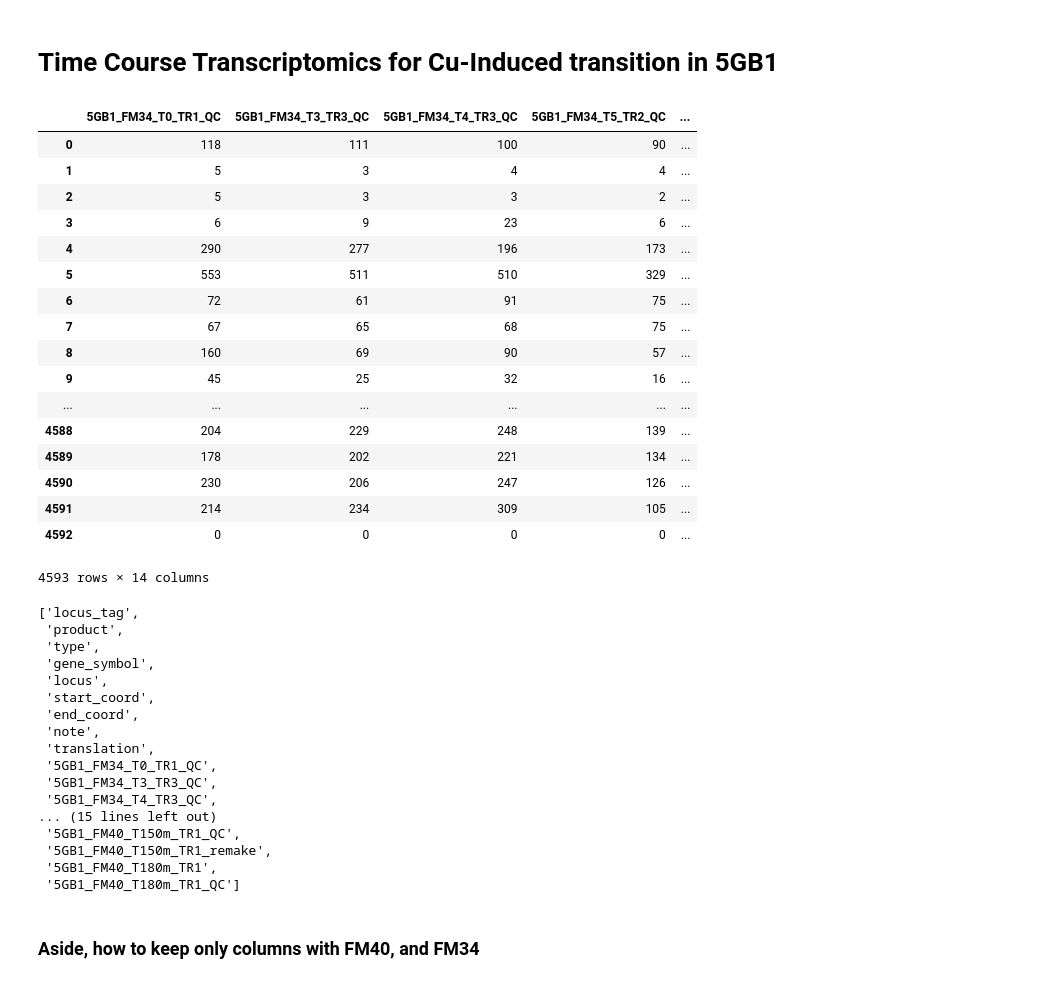
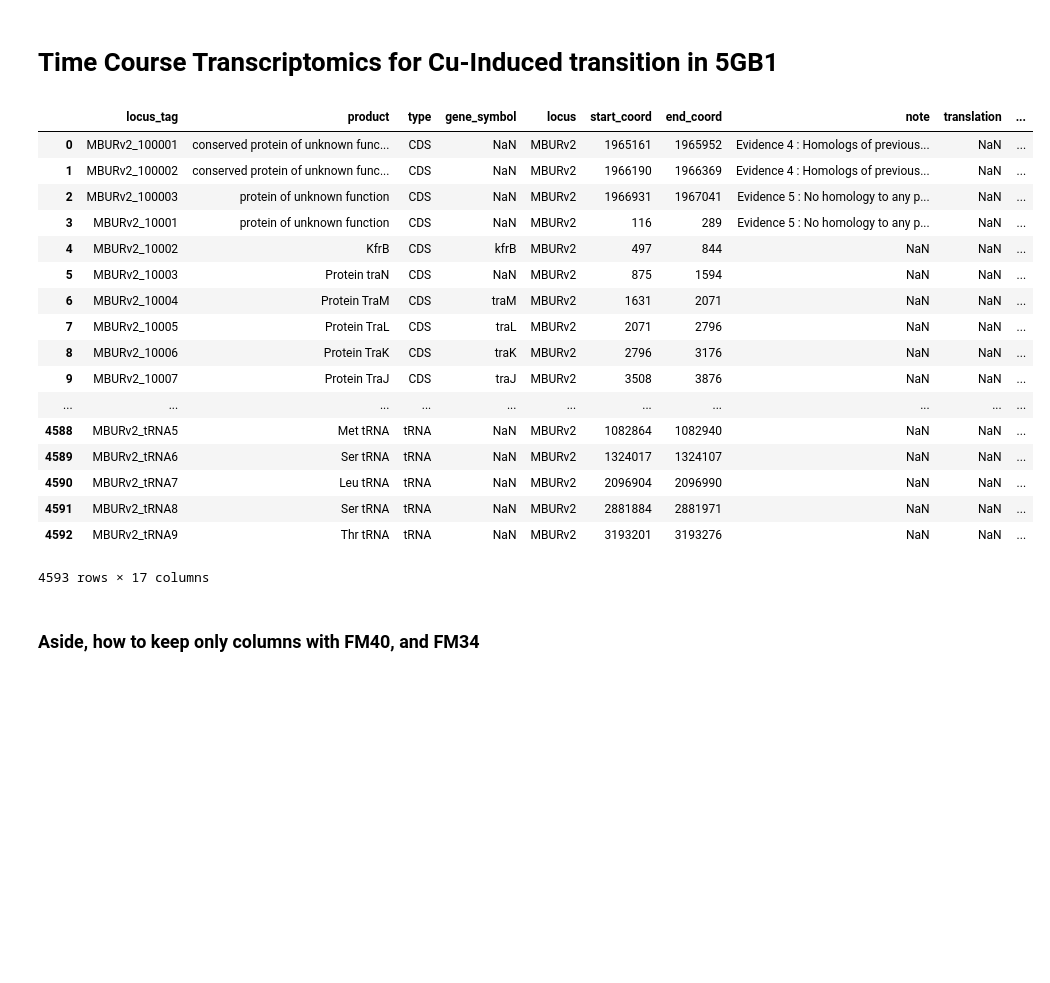
Before and after one commit to JiayuanGuo/Cu_transition_time_course-, a Jupyter notebook: 5GB1_Cu_transition_timecourse_transctriptomics.ipynb, the cells around one changed output. Drawn from its saved outputs; the diff is of its cells as text; code cells hidden in the pictures; blank space fills up the shorter version.

```diff
--- a/5GB1_Cu_transition_timecourse_transctriptomics.ipynb
+++ b/5GB1_Cu_transition_timecourse_transctriptomics.ipynb
@@ -22,43 +22,0 @@ data_2 = pd.concat([first_8, newdf], axis = 1)
-# %%
-data_2 = data_2.filter(regex = "QC", axis = 1)
-# %%
-data_2
-# %% [output]
-|  | 5GB1_FM34_T0_TR1_QC | 5GB1_FM34_T3_TR3_QC | 5GB1_FM34_T4_TR3_QC | 5GB1_FM34_T5_TR2_QC | ... |
-| 0 | 118 | 111 | 100 | 90 | ... |
-| 1 | 5 | 3 | 4 | 4 | ... |
-| 2 | 5 | 3 | 3 | 2 | ... |
-| 3 | 6 | 9 | 23 | 6 | ... |
-| 4 | 290 | 277 | 196 | 173 | ... |
-| 5 | 553 | 511 | 510 | 329 | ... |
-| 6 | 72 | 61 | 91 | 75 | ... |
-| 7 | 67 | 65 | 68 | 75 | ... |
-| 8 | 160 | 69 | 90 | 57 | ... |
-| 9 | 45 | 25 | 32 | 16 | ... |
-| ... | ... | ... | ... | ... | ... |
-| 4588 | 204 | 229 | 248 | 139 | ... |
-| 4589 | 178 | 202 | 221 | 134 | ... |
-| 4590 | 230 | 206 | 247 | 126 | ... |
-| 4591 | 214 | 234 | 309 | 105 | ... |
-| 4592 | 0 | 0 | 0 | 0 | ... |
-4593 rows × 14 columns
-# %%
-list(data_2.columns)
-# %% [output]
-['locus_tag',
- 'product',
- 'type',
- 'gene_symbol',
- 'locus',
- 'start_coord',
- 'end_coord',
- 'note',
- 'translation',
- '5GB1_FM34_T0_TR1_QC',
- '5GB1_FM34_T3_TR3_QC',
- '5GB1_FM34_T4_TR3_QC',
-... (15 lines left out)
- '5GB1_FM40_T150m_TR1_QC',
- '5GB1_FM40_T150m_TR1_remake',
- '5GB1_FM40_T180m_TR1',
- '5GB1_FM40_T180m_TR1_QC']
@@ -65 +26,24 @@ list(data_2.columns)
+# %%
+data_3 = data_2.select(lambda x: not re.search("QC", x), axis = 1)
+# %%
+data_3
+# %% [output]
+|  | locus_tag | product | type | gene_symbol | locus | start_coord | end_coord | note | translation | ... |
+| 0 | MBURv2_100001 | conserved protein of unknown func... | CDS | NaN | MBURv2 | 1965161 | 1965952 | Evidence 4 : Homologs of previous... | NaN | ... |
+| 1 | MBURv2_100002 | conserved protein of unknown func... | CDS | NaN | MBURv2 | 1966190 | 1966369 | Evidence 4 : Homologs of previous... | NaN | ... |
+| 2 | MBURv2_100003 | protein of unknown function | CDS | NaN | MBURv2 | 1966931 | 1967041 | Evidence 5 : No homology to any p... | NaN | ... |
+| 3 | MBURv2_10001 | protein of unknown function | CDS | NaN | MBURv2 | 116 | 289 | Evidence 5 : No homology to any p... | NaN | ... |
+| 4 | MBURv2_10002 | KfrB | CDS | kfrB | MBURv2 | 497 | 844 | NaN | NaN | ... |
+| 5 | MBURv2_10003 | Protein traN | CDS | NaN | MBURv2 | 875 | 1594 | NaN | NaN | ... |
+| 6 | MBURv2_10004 | Protein TraM | CDS | traM | MBURv2 | 1631 | 2071 | NaN | NaN | ... |
+| 7 | MBURv2_10005 | Protein TraL | CDS | traL | MBURv2 | 2071 | 2796 | NaN | NaN | ... |
+| 8 | MBURv2_10006 | Protein TraK | CDS | traK | MBURv2 | 2796 | 3176 | NaN | NaN | ... |
+| 9 | MBURv2_10007 | Protein TraJ | CDS | traJ | MBURv2 | 3508 | 3876 | NaN | NaN | ... |
+| ... | ... | ... | ... | ... | ... | ... | ... | ... | ... | ... |
+| 4588 | MBURv2_tRNA5 | Met tRNA | tRNA | NaN | MBURv2 | 1082864 | 1082940 | NaN | NaN | ... |
+| 4589 | MBURv2_tRNA6 | Ser tRNA | tRNA | NaN | MBURv2 | 1324017 | 1324107 | NaN | NaN | ... |
+| 4590 | MBURv2_tRNA7 | Leu tRNA | tRNA | NaN | MBURv2 | 2096904 | 2096990 | NaN | NaN | ... |
+| 4591 | MBURv2_tRNA8 | Ser tRNA | tRNA | NaN | MBURv2 | 2881884 | 2881971 | NaN | NaN | ... |
+| 4592 | MBURv2_tRNA9 | Thr tRNA | tRNA | NaN | MBURv2 | 3193201 | 3193276 | NaN | NaN | ... |
+4593 rows × 17 columns
 # %%
```
Also changed, not shown: parts of 11 cells of this notebook.
